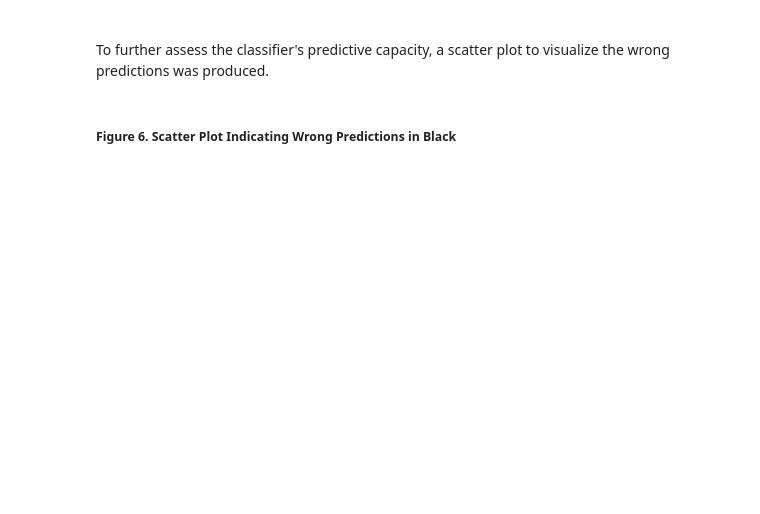
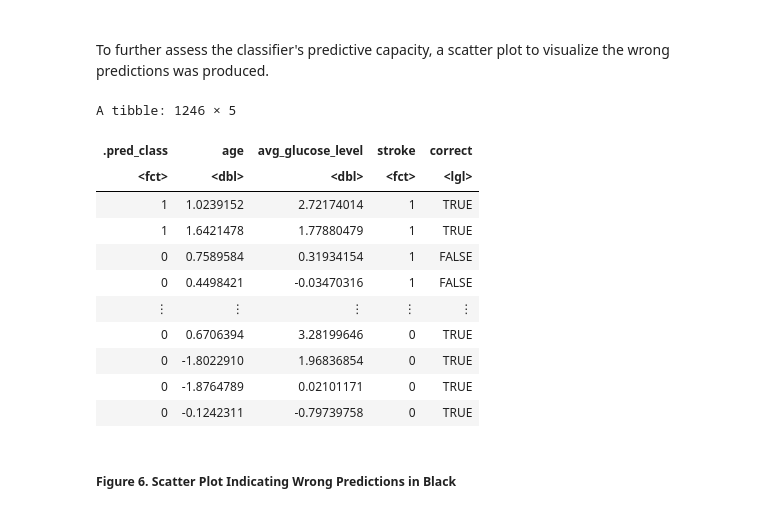
Before and after one commit to inigogrch/dsci-100-2022w2-group-29-section-007, a Jupyter notebook: Report_balanced.ipynb, the cells around one changed output. Cells and saved outputs as stored; diff of their text form; code cells hidden in the pictures; blank space fills up the shorter version.

```diff
--- a/Report_balanced.ipynb
+++ b/Report_balanced.ipynb
@@ -439,20 +439,33 @@ wkflw_plot
 <br> To further assess the classifier's predictive capacity, a scatter plot to visualize the wrong predictions was produced.
 # %%
 #filter for wrong predictions
-wrong_data <- brainstroke_test_predictions |>
-filter(.pred_class !=stroke)
+#wrong_data <- brainstroke_test_predictions |>
+#filter(.pred_class !=stroke)
 
 #filter for correct predictions
 correct_data <- brainstroke_test_predictions |>
-filter(.pred_class == stroke)
+mutate(correct = (.pred_class == stroke))
+correct_data
 
 wrong_plot <- ggplot() +
-geom_point(data = correct_data, aes(x = age, y = avg_glucose_level, color = stroke)) +
-geom_point(data = wrong_data, aes(x =age, y = avg_glucose_level), color = "black") +
+geom_point(data = correct_data, aes(x = age, y = avg_glucose_level, color = stroke, shape = correct, size = 5)) +
 labs(color = "Correct Predictions", x = "Age (years, standardized)", y = "Average Glucose Level (mg/dL, standardized)") +
 scale_color_manual(labels = c("No Stroke", "Stroke"),
                      values = c("lightsalmon", "cornflowerblue")) +
 theme(text = element_text(size = 20))
+# %% [output]
+A tibble: 1246 × 5
+| .pred_class | age | avg_glucose_level | stroke | correct |
+| <fct> | <dbl> | <dbl> | <fct> | <lgl> |
+| 1 | 1.0239152 | 2.72174014 | 1 | TRUE |
+| 1 | 1.6421478 | 1.77880479 | 1 | TRUE |
+| 0 | 0.7589584 | 0.31934154 | 1 | FALSE |
+| 0 | 0.4498421 | -0.03470316 | 1 | FALSE |
+| ⋮ | ⋮ | ⋮ | ⋮ | ⋮ |
+| 0 | 0.6706394 | 3.28199646 | 0 | TRUE |
+| 0 | -1.8022910 | 1.96836854 | 0 | TRUE |
+| 0 | -1.8764789 | 0.02101171 | 0 | TRUE |
+| 0 | -0.1242311 | -0.79739758 | 0 | TRUE |
 # %% [markdown]
 ##### Figure 6. Scatter Plot Indicating Wrong Predictions in Black
 # %%
```
Also changed, not shown: parts of 3 cells of this notebook.
